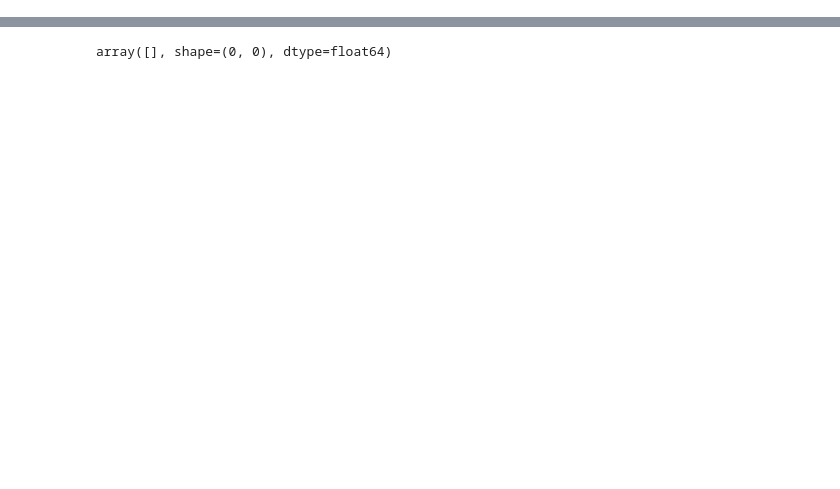
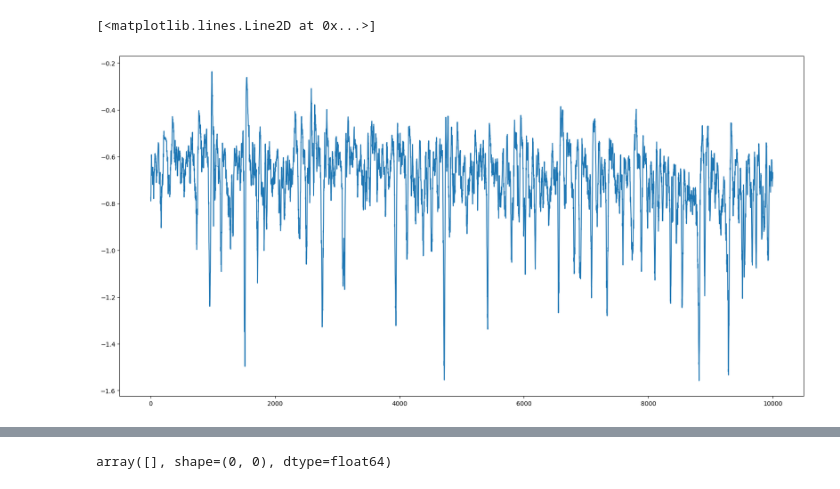
Before and after one commit to ziruiwang0836/striatum-microcircuit, a Jupyter notebook: M1-BG-Th circuit/run_analysis_test.ipynb, the cells around one changed output, grey strips where cells are left out. Drawn from its saved outputs; the diff is of its cells as text; code cells hidden in the pictures; blank space fills up the shorter version.

```diff
--- a/M1-BG-Th circuit/run_analysis_test.ipynb
+++ b/M1-BG-Th circuit/run_analysis_test.ipynb
@@ -3,7 +3,11 @@ import numpy as np
 from scipy.signal import hilbert, butter, filtfilt
 import matplotlib.pyplot as plt
 # %%
-with open('test_pd_lfp_data.txt', 'r', encoding='utf-8') as file:
-    lines = file.readlines()
-split_data = [line.strip().split('\t') for line in lines]
-data = list(zip(*split_data))
+def load_data(filename):
+    with open(filename, 'r', encoding='utf-8') as file:
+        lines = file.readlines()
+    split_data = [line.strip().split('\t') for line in lines]
+    data = list(zip(*split_data))
+    data_float = [[float(value) for value in column] for column in data]
+
+    return data_float
@@ -12,0 +14,16 @@ data_str = data[2:4]
+# %%
+data_pd = load_data('test_pd_lfp_data.txt')
+data_ctl = load_data('test_control_lfp_data.txt')
+# %%
+data_ctx_pd = data_pd[:2]
+data_str_pd = data_pd[2:4]
+data_ctx_ctl = data_ctl[:2]
+data_str_ctl = data_ctl[2:4]
+test_pd = list(data_str_pd[0])[2000:12000]
+test_ctl = list(data_str_ctl[0])[2000:12000]
+# %%
+plt.figure(figsize=(20,10))
+plt.plot(test_ctl)
+# %% [output]
+[<matplotlib.lines.Line2D at 0x...>]
+[figure, added]
```
Also changed, not shown: parts of 4 cells of this notebook, 10 other files.
